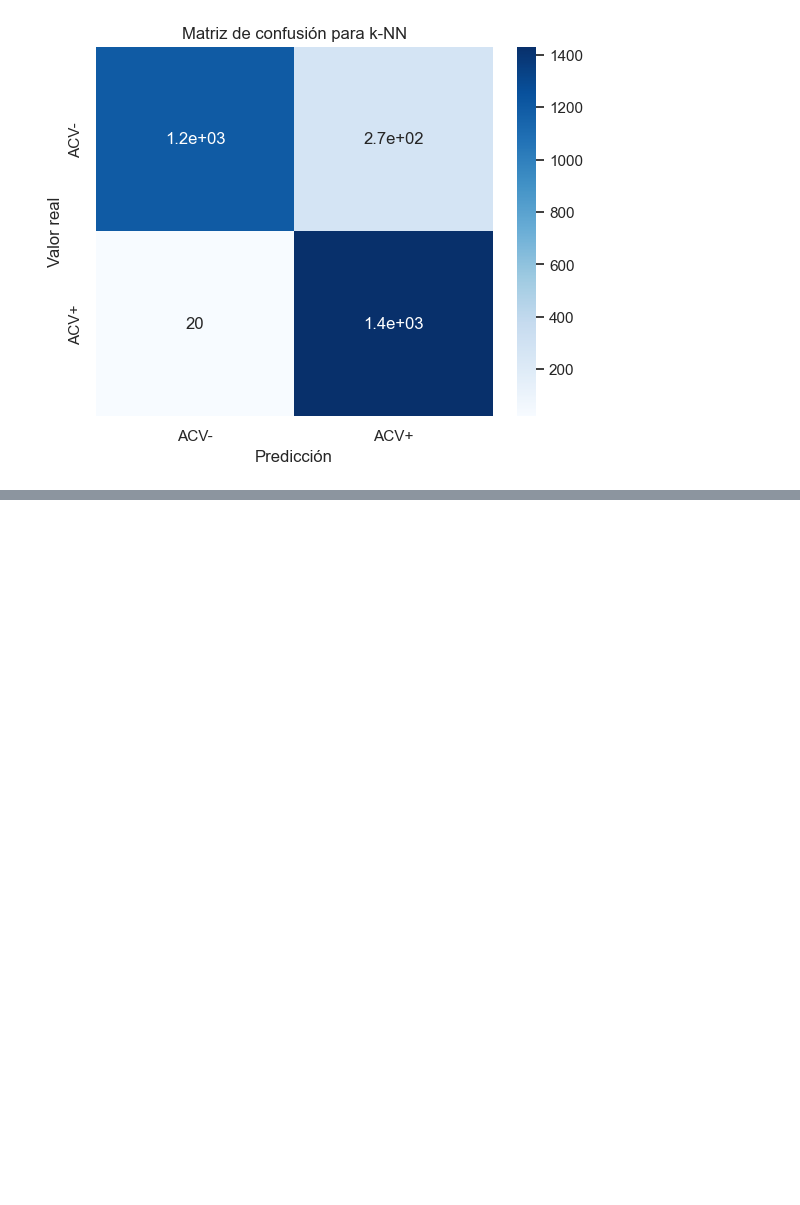
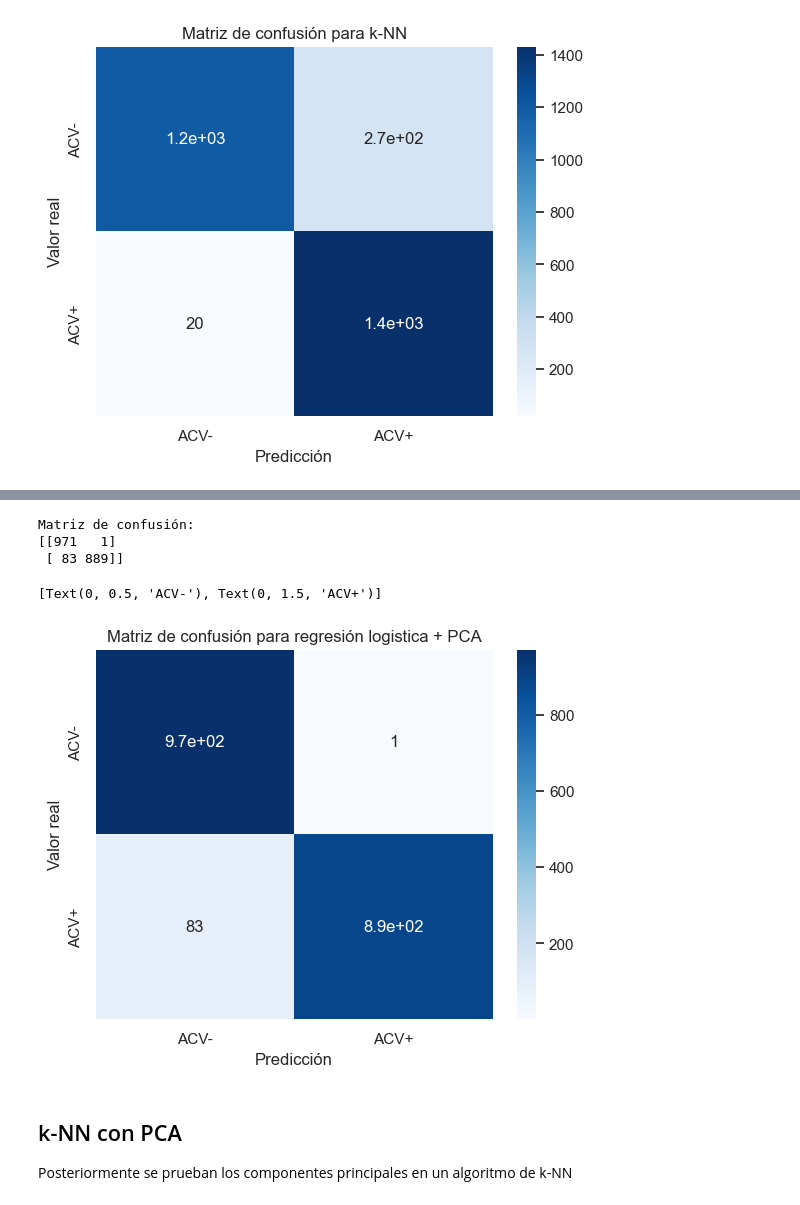
Before and after one commit to patricioneri/Stroke_analysis, a Jupyter notebook: Proyecto_Final Garcia.ipynb, the cells around one changed output, grey strips where cells are left out. Saved outputs shown, nothing was run; the diff lists cells and outputs as text; code cells hidden in the pictures; blank space fills up the shorter version.

```diff
--- a/Proyecto_Final Garcia.ipynb
+++ b/Proyecto_Final Garcia.ipynb
@@ -596,0 +626,13 @@ Matriz de confusión:
+# %%
+# Divido los datos en conjuntos de entrenamiento y prueba
+X_train, X_test, y_train, y_test = train_test_split(X_resampled, y_resampled, test_size=0.2, random_state=2)
+
+# Entreno el modelo utilizando los datos de entrenamiento
+log_reg = LogisticRegression(max_iter=1000)
+log_reg.fit(X_train, y_train)
+
+# Predigo las etiquetas utilizando los datos de prueba
+y_pred = log_reg.predict(X_test)
+
+# Calcular rendimiento
+print(classification_report(y_pred=y_pred, y_true=y_test))
@@ -596,0 +648,22 @@ Matriz de confusión:
+# %%
+# Creo la matriz de confusión
+confusion_mtx = confusion_matrix(y_test, y_pred)
+
+# Imprimir la matriz de confusión
+print("Matriz de confusión:")
+print(confusion_mtx)
+
+g = sns.heatmap(confusion_mtx, annot=True, cmap='Blues')
+g.set(title='Matriz de confusión para regresión logistica + PCA', ylabel ='Valor real', xlabel='Predicción')
+g.set_xticklabels(['ACV-', 'ACV+'])
+g.set_yticklabels(['ACV-', 'ACV+'])
+# %% [output]
+Matriz de confusión:
+[[971   1]
+ [ 83 889]]
+[Text(0, 0.5, 'ACV-'), Text(0, 1.5, 'ACV+')]
+[figure, added]
+# %% [markdown]
+## k-NN con PCA
+
+Posteriormente se prueban los componentes principales en un algoritmo de k-NN
```
Also changed, not shown: parts of 11 cells of this notebook.
